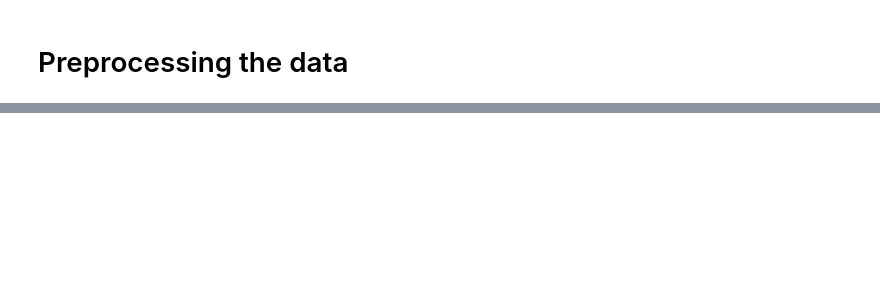
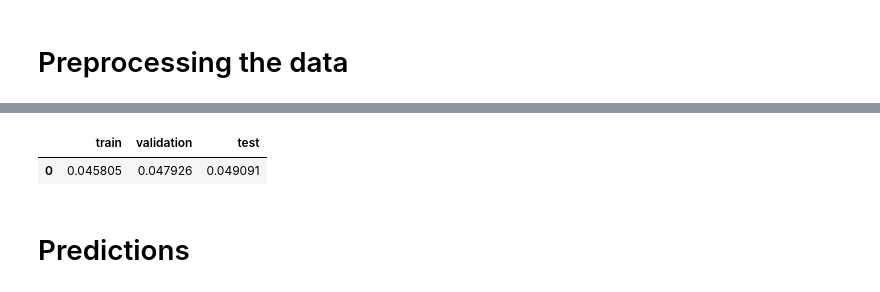
Before and after one commit to DominikKlisiewicz/deep_learning_project, a Jupyter notebook: Denoising model.ipynb, the cells around one changed output, grey strips where cells are left out. Drawn from its saved outputs; the diff is of its cells as text; code cells hidden in the pictures; blank space fills up the shorter version.

Commit message:
Validation loss included

```diff
--- a/Denoising model.ipynb
+++ b/Denoising model.ipynb
@@ -244,0 +289,14 @@ sf.write('audio_noisy.wav', stft_to_audio(X_test[2], phase_test[2], hop_length_f
+# %%
+#Train loss
+train_loss = autoencoder.evaluate(X_train_normalized, y_train_normalized, verbose=1)
+
+#Validation loss
+val_loss = autoencoder.evaluate(X_val_normalized, y_val_normalized, verbose=1)
+
+#Test loss
+test_loss = autoencoder.evaluate(X_test_normalized, y_test_normalized, verbose=1)
+
+results = pd.DataFrame([[train_loss, val_loss, test_loss]],
+            columns = ['train', 'validation', 'test'])
+results
+# %% [output]
@@ -244,0 +306,4 @@ sf.write('audio_noisy.wav', stft_to_audio(X_test[2], phase_test[2], hop_length_f
+|  | train | validation | test |
+| 0 | 0.045805 | 0.047926 | 0.049091 |
+# %% [markdown]
+# Predictions
```
Also changed, not shown: parts of 29 cells of this notebook.
